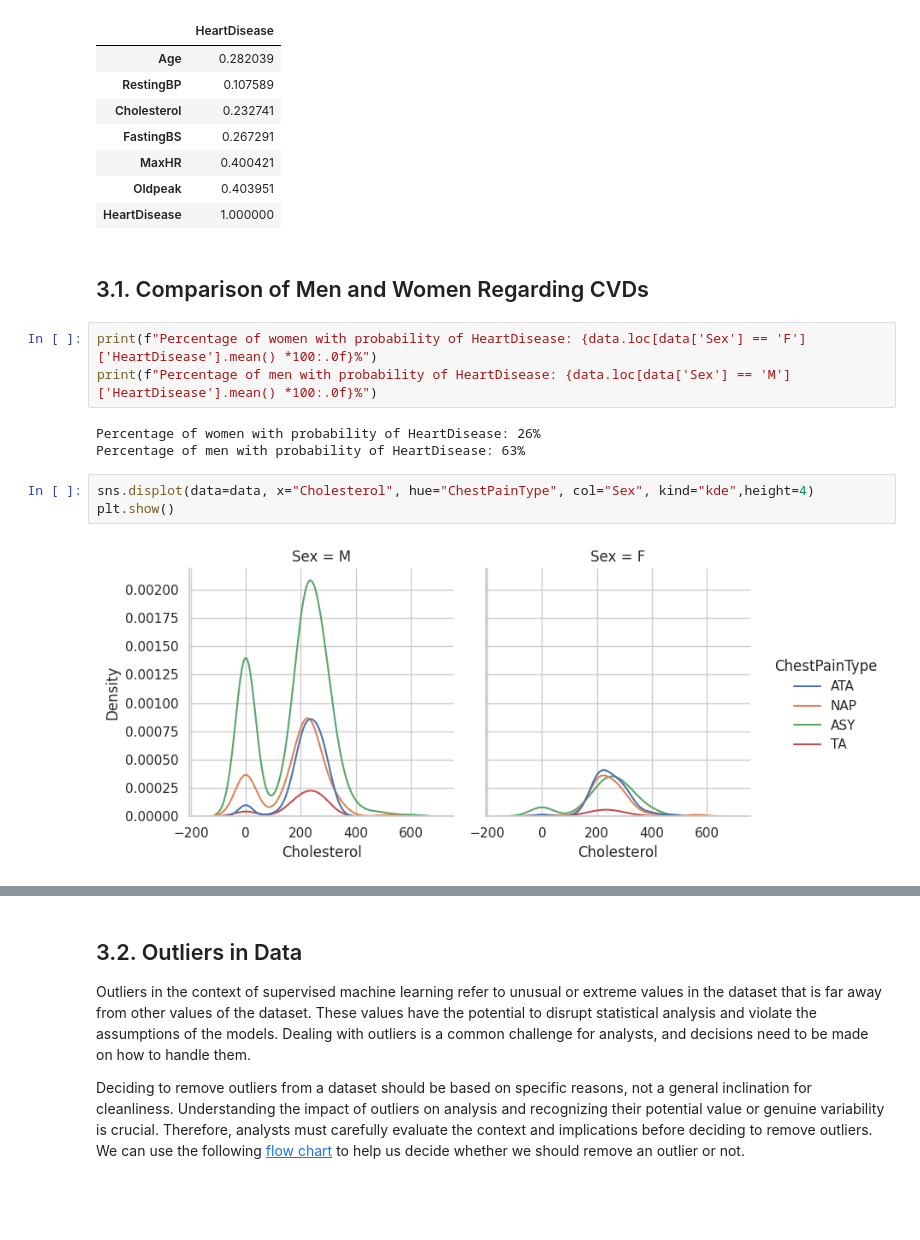
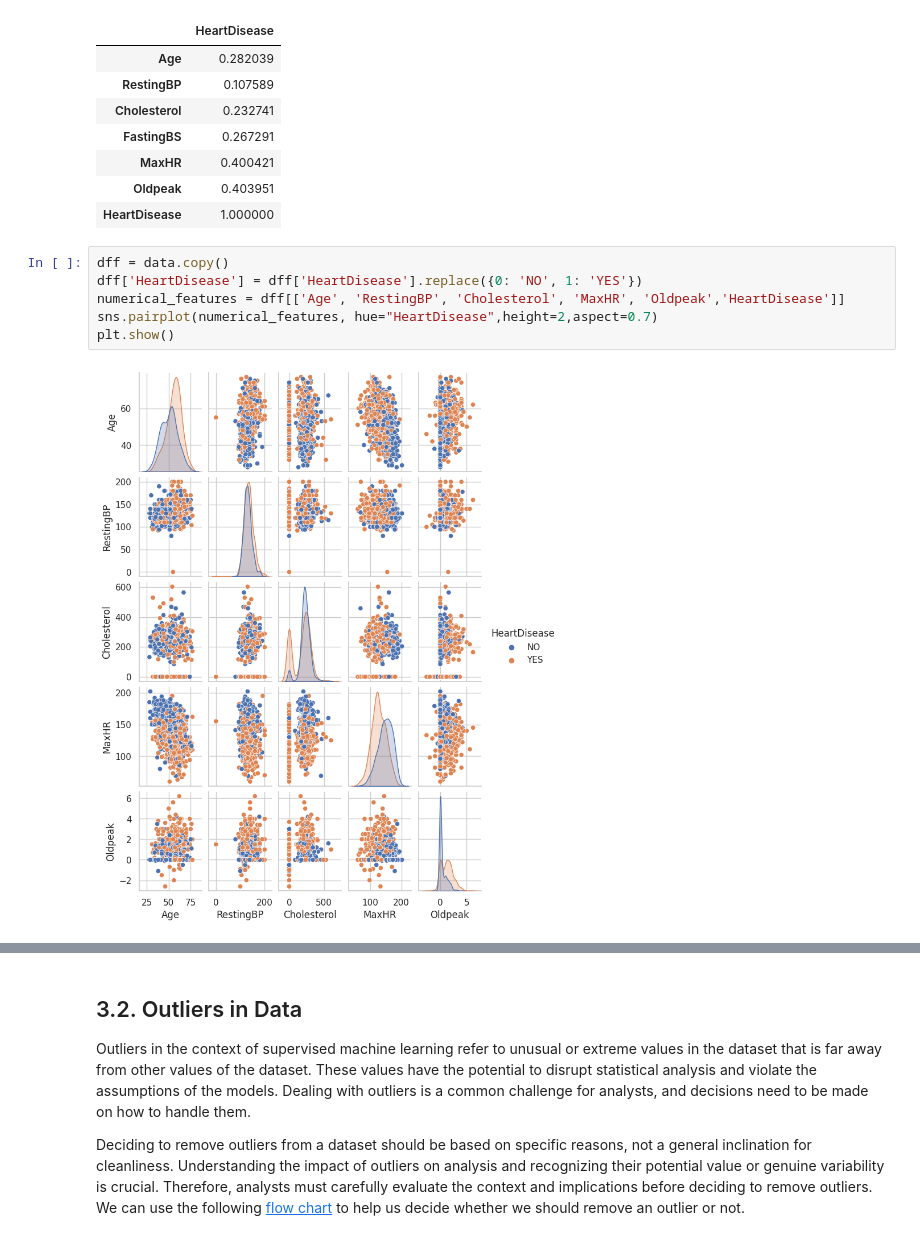
Before and after one commit to jrakhshanda55/Ausaf_ML, a Jupyter notebook: project1.ipynb, the cells around one changed output, grey strips where cells are left out. Drawn from its saved outputs; the diff is of its cells as text; blank space fills up the shorter version.

```diff
--- a/project1.ipynb
+++ b/project1.ipynb
@@ -127,16 +127,11 @@ pd.DataFrame(abs(data.corr()['HeartDisease']))
 | MaxHR | 0.400421 |
 | Oldpeak | 0.403951 |
 | HeartDisease | 1.000000 |
-# %% [markdown]
-## 3.1. Comparison of Men and Women Regarding CVDs
-# %%
-print(f"Percentage of women with probability of HeartDisease: {data.loc[data['Sex'] == 'F']['HeartDisease'].mean() *100:.0f}%")
-print(f"Percentage of men with probability of HeartDisease: {data.loc[data['Sex'] == 'M']['HeartDisease'].mean() *100:.0f}%")
-# %% [output]
-Percentage of women with probability of HeartDisease: 26%
-Percentage of men with probability of HeartDisease: 63%
-# %%
-sns.displot(data=data, x="Cholesterol", hue="ChestPainType", col="Sex", kind="kde",height=4)
-plt.show()
-# %% [output]
-[figure, removed]
+# %%
+dff = data.copy()
+dff['HeartDisease'] = dff['HeartDisease'].replace({0: 'NO', 1: 'YES'})
+numerical_features = dff[['Age', 'RestingBP', 'Cholesterol', 'MaxHR', 'Oldpeak','HeartDisease']]
+sns.pairplot(numerical_features, hue="HeartDisease",height=2,aspect=0.7)
+plt.show()
+# %% [output]
+[figure, added]
```
Also changed, not shown: parts of 21 cells of this notebook.
